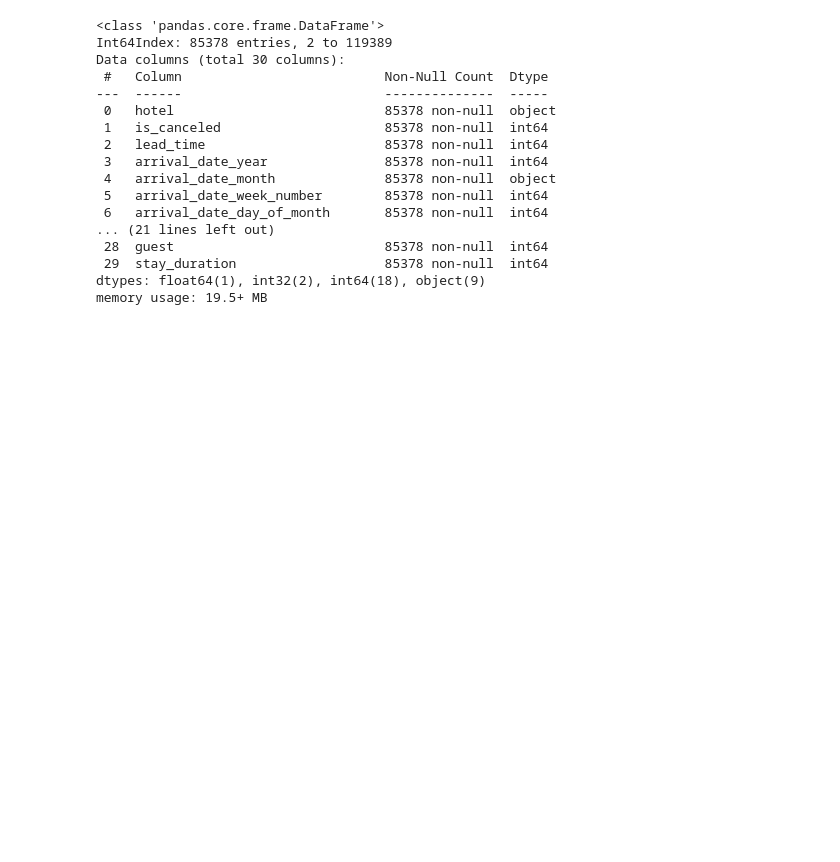
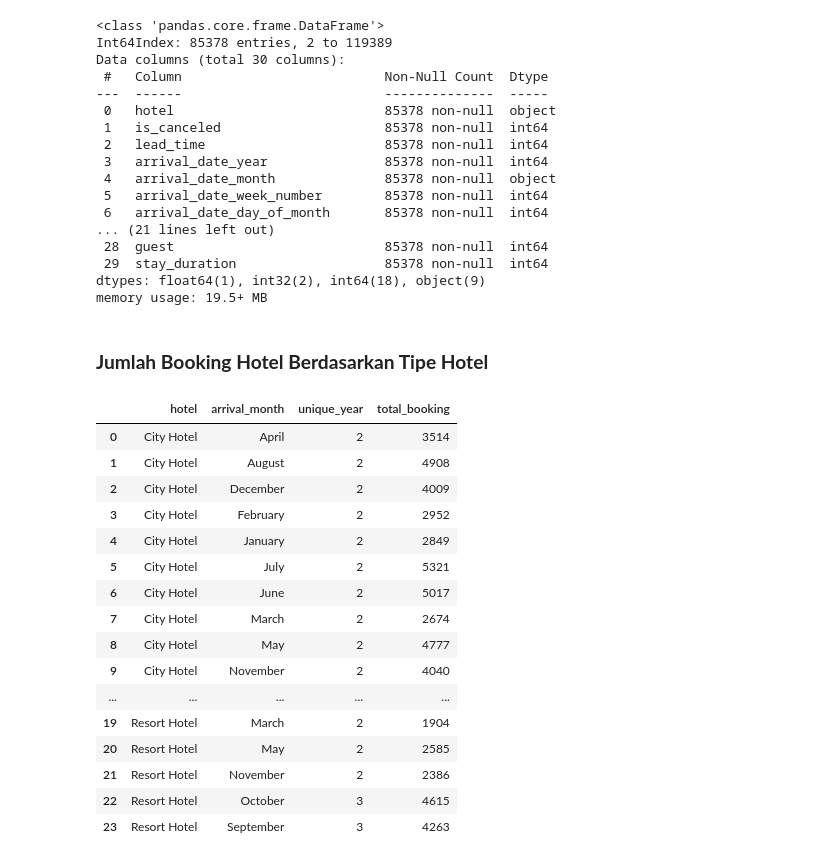
Before and after one commit to masendhy/investigate_hotel_business, a Jupyter notebook: Investigate_Hotel_Business.ipynb, the cells around one changed output. Cells and saved outputs as stored; diff of their text form; code cells hidden in the pictures; blank space fills up the shorter version.

```diff
--- a/Investigate_Hotel_Business.ipynb
+++ b/Investigate_Hotel_Business.ipynb
@@ -248,0 +252,2 @@ memory usage: 19.5+ MB
+# %% [markdown]
+### **Jumlah Booking Hotel Berdasarkan Tipe Hotel**
@@ -248,0 +256,23 @@ memory usage: 19.5+ MB
+# %%
+# aggreate on columns 'hotel' and 'arrival_date_month' with count of column 'arrival_date_year'
+df2_group = df2.groupby(['hotel', 'arrival_date_month'])['arrival_date_year'].agg(['nunique','count']).reset_index()
+df2_group.columns = ['hotel', 'arrival_month', 'unique_year', 'total_booking']
+df2_group
+# %% [output]
+|  | hotel | arrival_month | unique_year | total_booking |
+| 0 | City Hotel | April | 2 | 3514 |
+| 1 | City Hotel | August | 2 | 4908 |
+| 2 | City Hotel | December | 2 | 4009 |
+| 3 | City Hotel | February | 2 | 2952 |
+| 4 | City Hotel | January | 2 | 2849 |
+| 5 | City Hotel | July | 2 | 5321 |
+| 6 | City Hotel | June | 2 | 5017 |
+| 7 | City Hotel | March | 2 | 2674 |
+| 8 | City Hotel | May | 2 | 4777 |
+| 9 | City Hotel | November | 2 | 4040 |
+| ... | ... | ... | ... | ... |
+| 19 | Resort Hotel | March | 2 | 1904 |
+| 20 | Resort Hotel | May | 2 | 2585 |
+| 21 | Resort Hotel | November | 2 | 2386 |
+| 22 | Resort Hotel | October | 3 | 4615 |
+| 23 | Resort Hotel | September | 3 | 4263 |
```
Also changed, not shown: parts of 12 cells of this notebook, 1 other file.
